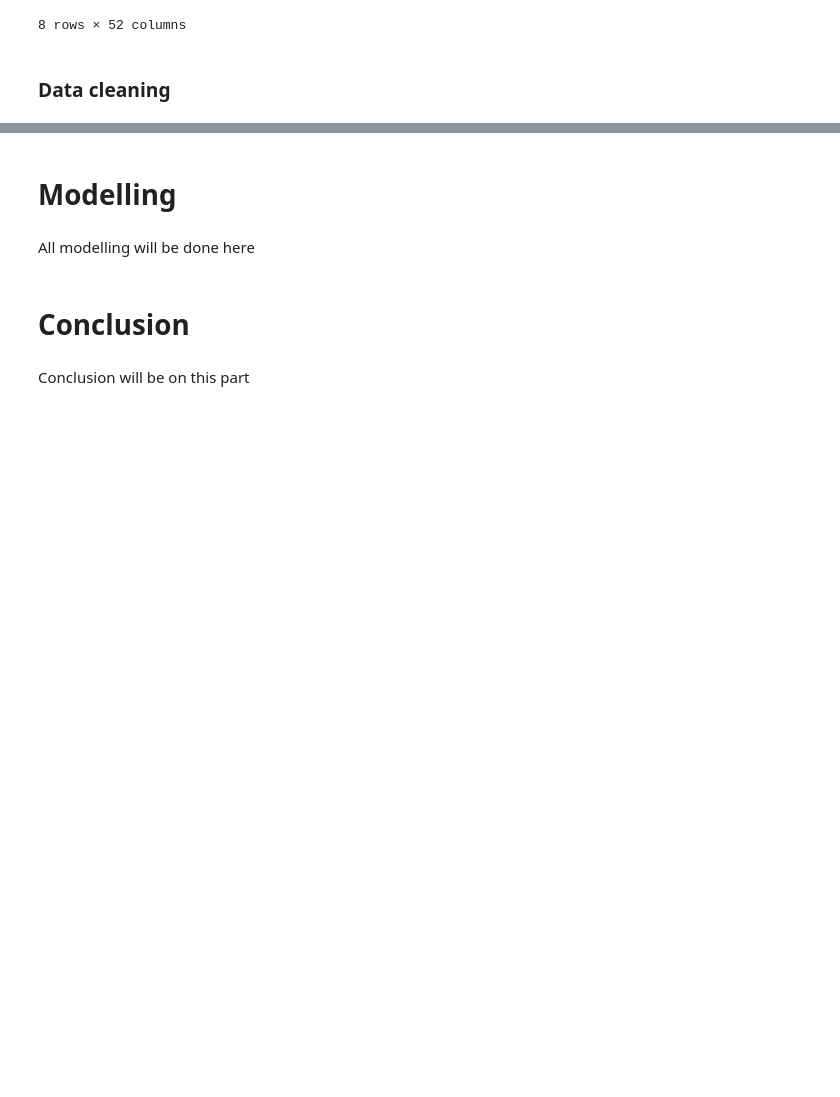
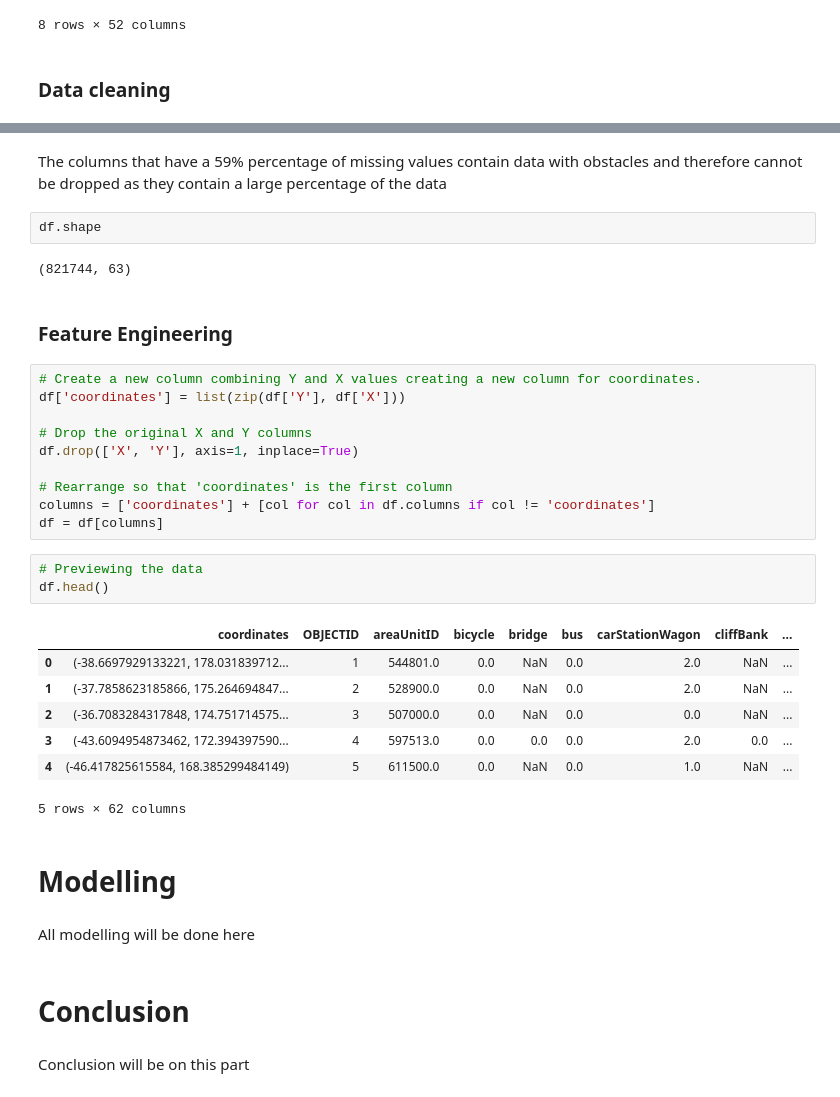
Before and after one commit to LynnsBaraka/road-accidents, a Jupyter notebook: index.ipynb, the cells around one changed output, grey strips where cells are left out. Saved outputs shown, nothing was run; the diff lists cells and outputs as text; blank space fills up the shorter version.

```diff
--- a/index.ipynb
+++ b/index.ipynb
@@ -111,3 +150,32 @@ df.describe()
+# %% [markdown]
+The columns that have a 59% percentage of missing values contain data with obstacles and therefore cannot be dropped as they contain a large percentage of the data
+# %%
+df.shape
+# %% [output]
+(821744, 63)
+# %% [markdown]
+### Feature Engineering
+# %%
+# Create a new column combining Y and X values creating a new column for coordinates.
+df['coordinates'] = list(zip(df['Y'], df['X']))
+
+# Drop the original X and Y columns
+df.drop(['X', 'Y'], axis=1, inplace=True)
+
+# Rearrange so that 'coordinates' is the first column
+columns = ['coordinates'] + [col for col in df.columns if col != 'coordinates']
+df = df[columns]
+# %%
+# Previewing the data
+df.head()
+# %% [output]
+|  | coordinates | OBJECTID | areaUnitID | bicycle | bridge | bus | carStationWagon | cliffBank | ... |
+| 0 | (-38.6697929133221, 178.031839712... | 1 | 544801.0 | 0.0 | NaN | 0.0 | 2.0 | NaN | ... |
+| 1 | (-37.7858623185866, 175.264694847... | 2 | 528900.0 | 0.0 | NaN | 0.0 | 2.0 | NaN | ... |
+| 2 | (-36.7083284317848, 174.751714575... | 3 | 507000.0 | 0.0 | NaN | 0.0 | 0.0 | NaN | ... |
+| 3 | (-43.6094954873462, 172.394397590... | 4 | 597513.0 | 0.0 | 0.0 | 0.0 | 2.0 | 0.0 | ... |
+| 4 | (-46.417825615584, 168.385299484149) | 5 | 611500.0 | 0.0 | NaN | 0.0 | 1.0 | NaN | ... |
+5 rows × 62 columns
 # %% [markdown]
 # Modelling
 # %% [markdown]
```
Also changed, not shown: parts of 6 cells of this notebook.
